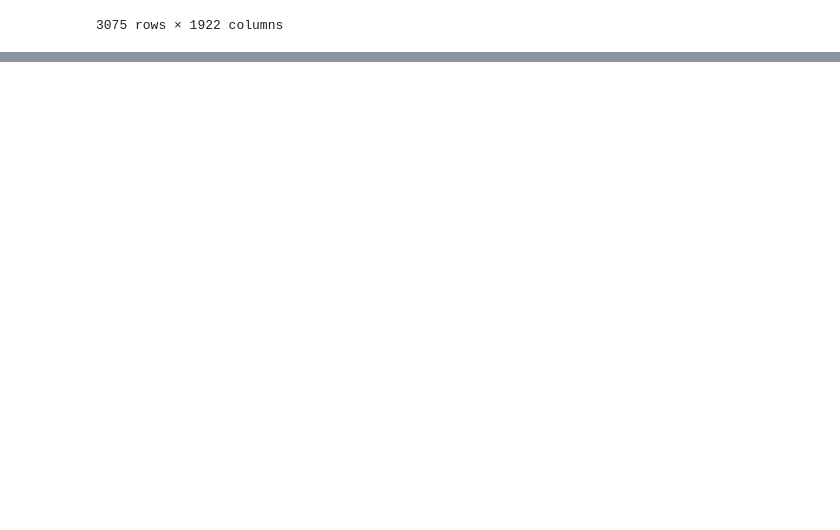
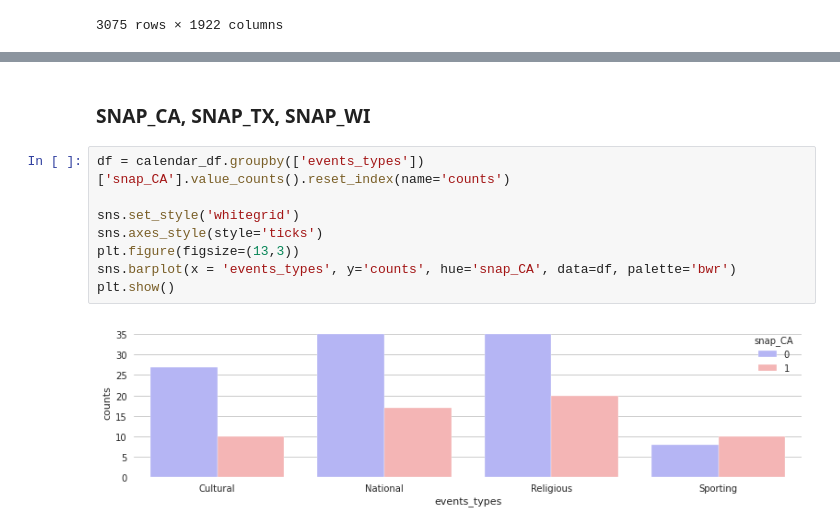
Before and after one commit to sonsiho/PythonForEngineer, a Jupyter notebook: Exercise1.ipynb, the cells around one changed output, grey strips where cells are left out. Drawn from its saved outputs; the diff is of its cells as text; blank space fills up the shorter version.

```diff
--- a/Exercise1.ipynb
+++ b/Exercise1.ipynb
@@ -384,0 +529,12 @@ items_sold_per_days(df_by_dept_store_state_cat['state_id'], "Số lượng bán
+# %% [markdown]
+### SNAP_CA, SNAP_TX, SNAP_WI
+# %%
+df = calendar_df.groupby(['events_types'])['snap_CA'].value_counts().reset_index(name='counts')
+
+sns.set_style('whitegrid')
+sns.axes_style(style='ticks')
+plt.figure(figsize=(13,3))
+sns.barplot(x = 'events_types', y='counts', hue='snap_CA', data=df, palette='bwr')
+plt.show()
+# %% [output]
+[figure, added]
```
Also changed, not shown: parts of 75 cells of this notebook.
